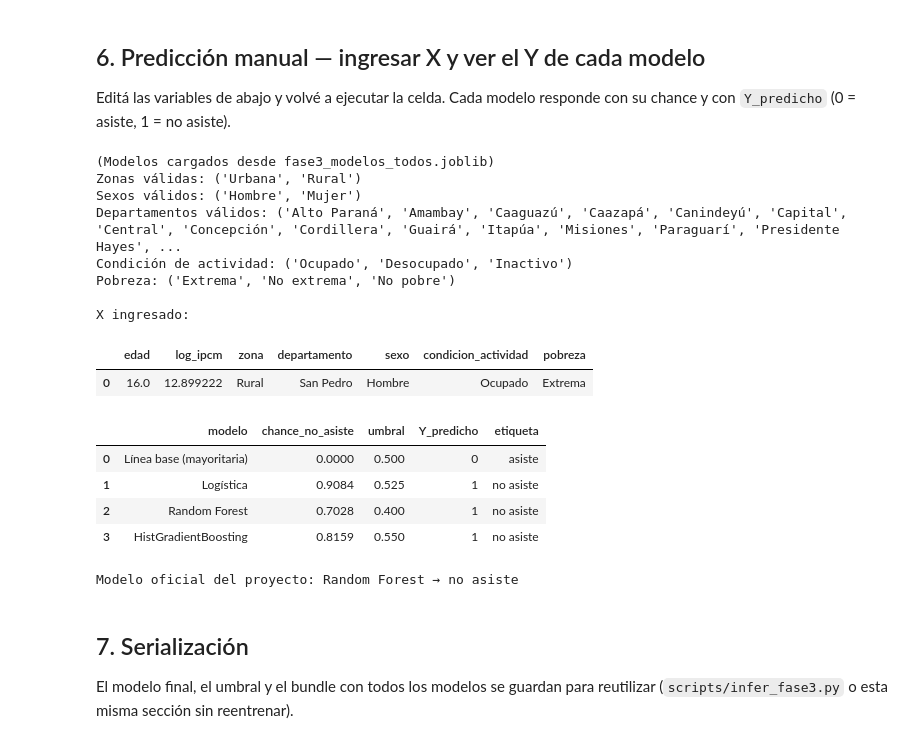
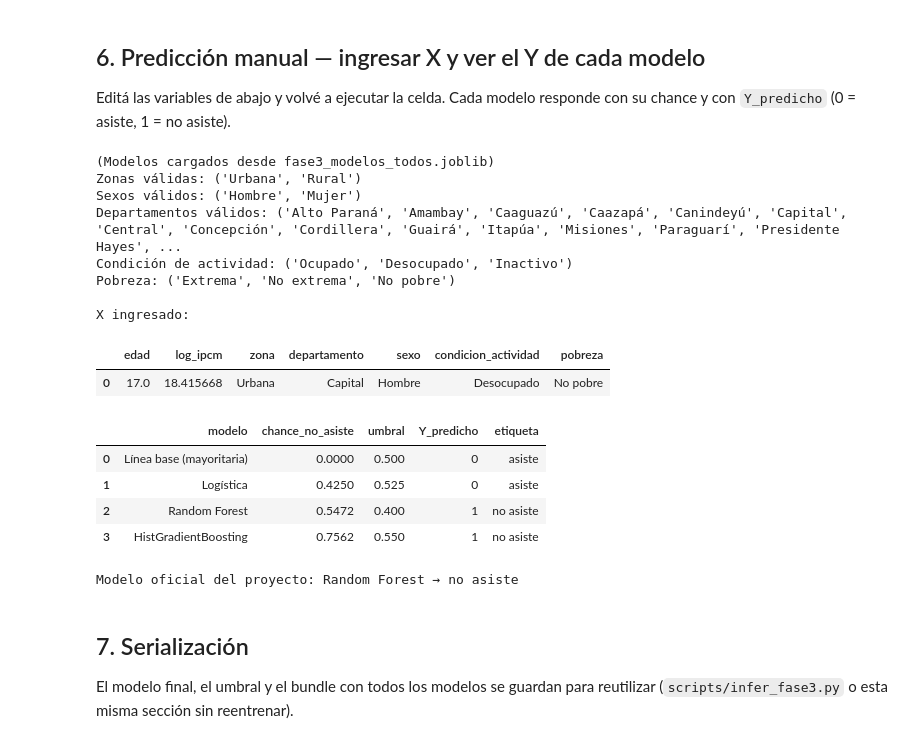
Before and after one commit to vi3lman/proyecto-ds-inasistencia-py, a Jupyter notebook: notebooks/Fase3_DataScience_EPHC.ipynb, the cells around one changed output. Drawn from its saved outputs; the diff is of its cells as text; code cells hidden in the pictures.

```diff
--- a/notebooks/Fase3_DataScience_EPHC.ipynb
+++ b/notebooks/Fase3_DataScience_EPHC.ipynb
@@ -367,14 +367,14 @@ split               test
 Editá las variables de abajo y volvé a ejecutar la celda. Cada modelo responde con su chance
 y con `Y_predicho` (0 = asiste, 1 = no asiste).
 # %%
-# >>> EDITÁ ESTOS VALORES <<<
-edad = 16
-zona = 'Rural'                 # 'Urbana' o 'Rural'
-departamento = 'San Pedro'     # ver lista impresa abajo
+# Testear los modelos entrenados
+edad = 17
+zona = 'Urbana'                 # 'Urbana' o 'Rural'
+departamento = 'Capital'     # ver lista impresa abajo
 sexo = 'Hombre'                # 'Hombre' o 'Mujer'
-condicion_actividad = 'Ocupado'  # 'Ocupado' | 'Desocupado' | 'Inactivo'
-pobreza = 'Extrema'              # 'Extrema' | 'No extrema' | 'No pobre'
-ipcm = 400_000                   # ingreso per cápita del hogar (Gs)
+condicion_actividad = 'Desocupado'  # Ocupado=trabaja | Desocupado=busca trabajo | Inactivo=no trabaja ni busca
+pobreza = 'No pobre'              # 'Extrema' | 'No extrema' | 'No pobre'
+ipcm = 99_500_000                   # ingreso per cápita del hogar (Gs)
 
 # Esta celda funciona sola (no hace falta correr todo el notebook antes)
 import sys
@@ -403,39 +403,39 @@ BEST_NAME = _bundle.get('best_model', 'Logística')
 print('(Modelos cargados desde fase3_modelos_todos.joblib)')
 
 print('Zonas válidas:', ZONAS_VALIDAS)
 print('Sexos válidos:', SEXOS_VALIDOS)
 print('Departamentos válidos:', DEPARTAMENTOS_VALIDOS)
 print('Condición de actividad:', CONDICIONES_ACTIVIDAD)
 print('Pobreza:', POBREZAS_VALIDAS)
 
 X_manual = make_feature_frame(
     edad, zona, departamento, sexo,
     condicion_actividad=condicion_actividad, pobreza=pobreza, ipcm=ipcm,
 )
 print('\nX ingresado:')
 display(X_manual)
 
 tabla_manual = predict_with_models(X_manual, fitted, thresholds)
 cols = ['modelo', 'chance_no_asiste', 'umbral', 'Y_predicho', 'etiqueta']
 display(tabla_manual[cols])
 print('Modelo oficial del proyecto:', BEST_NAME,
       '→', tabla_manual.loc[tabla_manual.modelo == BEST_NAME, 'etiqueta'].iloc[0])
 # %% [output]
 (Modelos cargados desde fase3_modelos_todos.joblib)
 Zonas válidas: ('Urbana', 'Rural')
 Sexos válidos: ('Hombre', 'Mujer')
 Departamentos válidos: ('Alto Paraná', 'Amambay', 'Caaguazú', 'Caazapá', 'Canindeyú', 'Capital', 'Central', 'Concepción', 'Cordillera', 'Guairá', 'Itapúa', 'Misiones', 'Paraguarí', 'Presidente Hayes', ...
 Condición de actividad: ('Ocupado', 'Desocupado', 'Inactivo')
 Pobreza: ('Extrema', 'No extrema', 'No pobre')
 
 X ingresado:
 |  | edad | log_ipcm | zona | departamento | sexo | condicion_actividad | pobreza |
-| 0 | 16.0 | 12.899222 | Rural | San Pedro | Hombre | Ocupado | Extrema |
+| 0 | 17.0 | 18.415668 | Urbana | Capital | Hombre | Desocupado | No pobre |
 |  | modelo | chance_no_asiste | umbral | Y_predicho | etiqueta |
 | 0 | Línea base (mayoritaria) | 0.0000 | 0.500 | 0 | asiste |
-| 1 | Logística | 0.9084 | 0.525 | 1 | no asiste |
-| 2 | Random Forest | 0.7028 | 0.400 | 1 | no asiste |
-| 3 | HistGradientBoosting | 0.8159 | 0.550 | 1 | no asiste |
+| 1 | Logística | 0.4250 | 0.525 | 0 | asiste |
+| 2 | Random Forest | 0.5472 | 0.400 | 1 | no asiste |
+| 3 | HistGradientBoosting | 0.7562 | 0.550 | 1 | no asiste |
 Modelo oficial del proyecto: Random Forest → no asiste
 # %% [markdown]
 ## 7. Serialización
```
Also changed, not shown: 1 other file.
